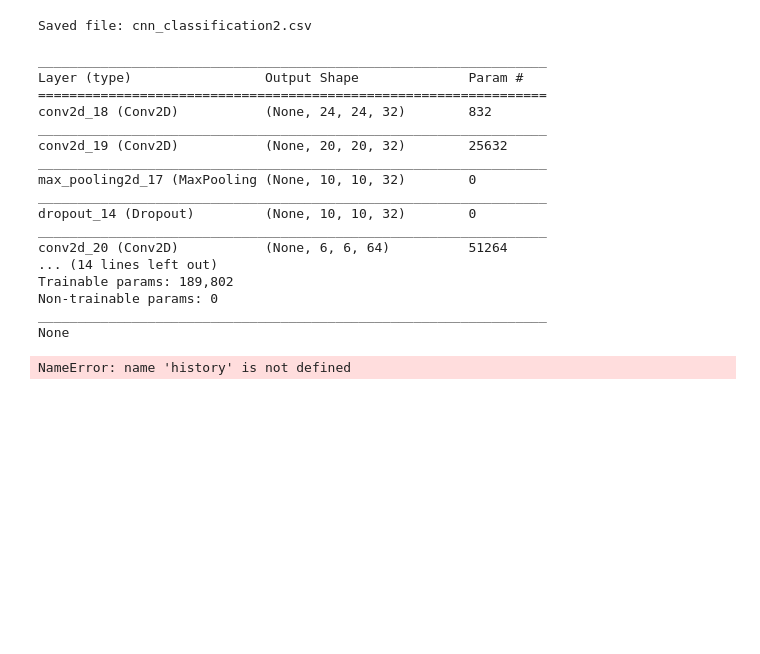
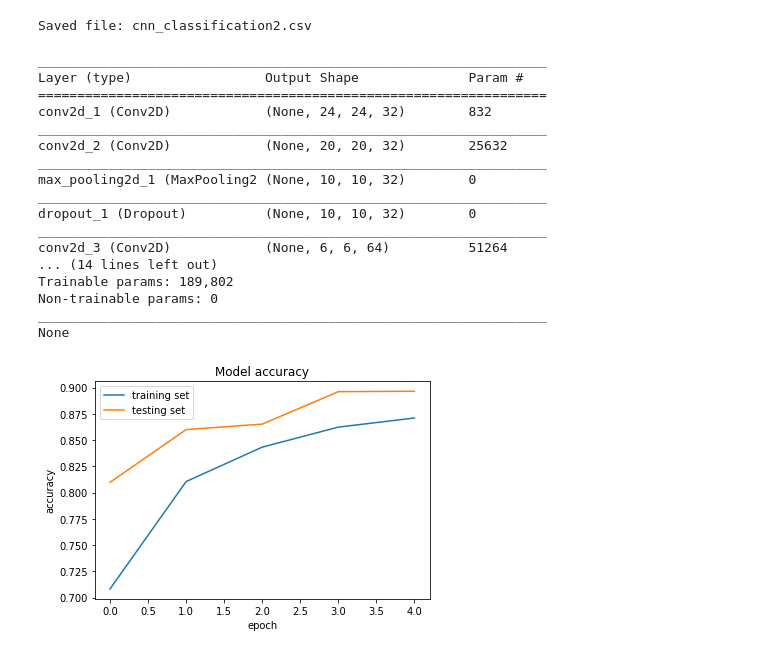
Before and after one commit to dahmd1/fashion-classification, a Jupyter notebook: fashion_classification_cnn.ipynb, the cells around one changed output. Cells and saved outputs as stored; diff of their text form; code cells hidden in the pictures; blank space fills up the shorter version.

Commit message:
Beginning of data augmentation (zoom) on a few epochs

```diff
--- a/fashion_classification_cnn.ipynb
+++ b/fashion_classification_cnn.ipynb
@@ -74,3 +77,22 @@ model = KerasClassifier(build_fn = create_model, epochs=3, batch_size=128, verbo
 kfold = StratifiedKFold(n_splits=10, shuffle=True, random_state=seed)
 results = cross_val_score(model, X_train, target, cv=kfold)
 print(results)
+# %%
+#  Training the model with augmented data
+
+epochs = 10
+batch_size = 150
+
+datagenerator = ImageDataGenerator(
+zoom_range = 0.1,
+
+)
+datagenerator.fit(X_train)
+train_generator = datagenerator.flow(X_train, y_train, batch_size = batch_size)
+model = create_model()
+history2 = model.fit_generator(
+        train_generator,
+        steps_per_epoch = 400,
+        epochs = epochs,
+        validation_data = (X_test,y_test),
+        )
@@ -130,15 +163,15 @@ print(model.summary())
 _________________________________________________________________
 Layer (type)                 Output Shape              Param #
 =================================================================
-conv2d_18 (Conv2D)           (None, 24, 24, 32)        832
+conv2d_1 (Conv2D)            (None, 24, 24, 32)        832
 _________________________________________________________________
-conv2d_19 (Conv2D)           (None, 20, 20, 32)        25632
+conv2d_2 (Conv2D)            (None, 20, 20, 32)        25632
 _________________________________________________________________
-max_pooling2d_17 (MaxPooling (None, 10, 10, 32)        0
+max_pooling2d_1 (MaxPooling2 (None, 10, 10, 32)        0
 _________________________________________________________________
-dropout_14 (Dropout)         (None, 10, 10, 32)        0
+dropout_1 (Dropout)          (None, 10, 10, 32)        0
 _________________________________________________________________
-conv2d_20 (Conv2D)           (None, 6, 6, 64)          51264
+conv2d_3 (Conv2D)            (None, 6, 6, 64)          51264
 ... (14 lines left out)
 Trainable params: 189,802
 Non-trainable params: 0
@@ -146,17 +179,17 @@ _________________________________________________________________
 None
 # %%
 # Accuracy visualization
-training_accuracy = history.history['acc']
-testing_accuracy = history.history['val_acc']
+training_accuracy = history2.history['acc']
+testing_accuracy = history2.history['val_acc']
 plt.plot(training_accuracy)
 plt.plot(testing_accuracy)
 plt.title('Model accuracy')
 plt.legend(['training set', 'testing set'], loc='upper left')
 plt.ylabel('accuracy')
 plt.xlabel('epoch')
 plt.show()
 # %% [output]
-NameError: name 'history' is not defined
+[figure, added]
 # %%
 # Loss visualization
 
```
Also changed, not shown: parts of 5 cells of this notebook.
